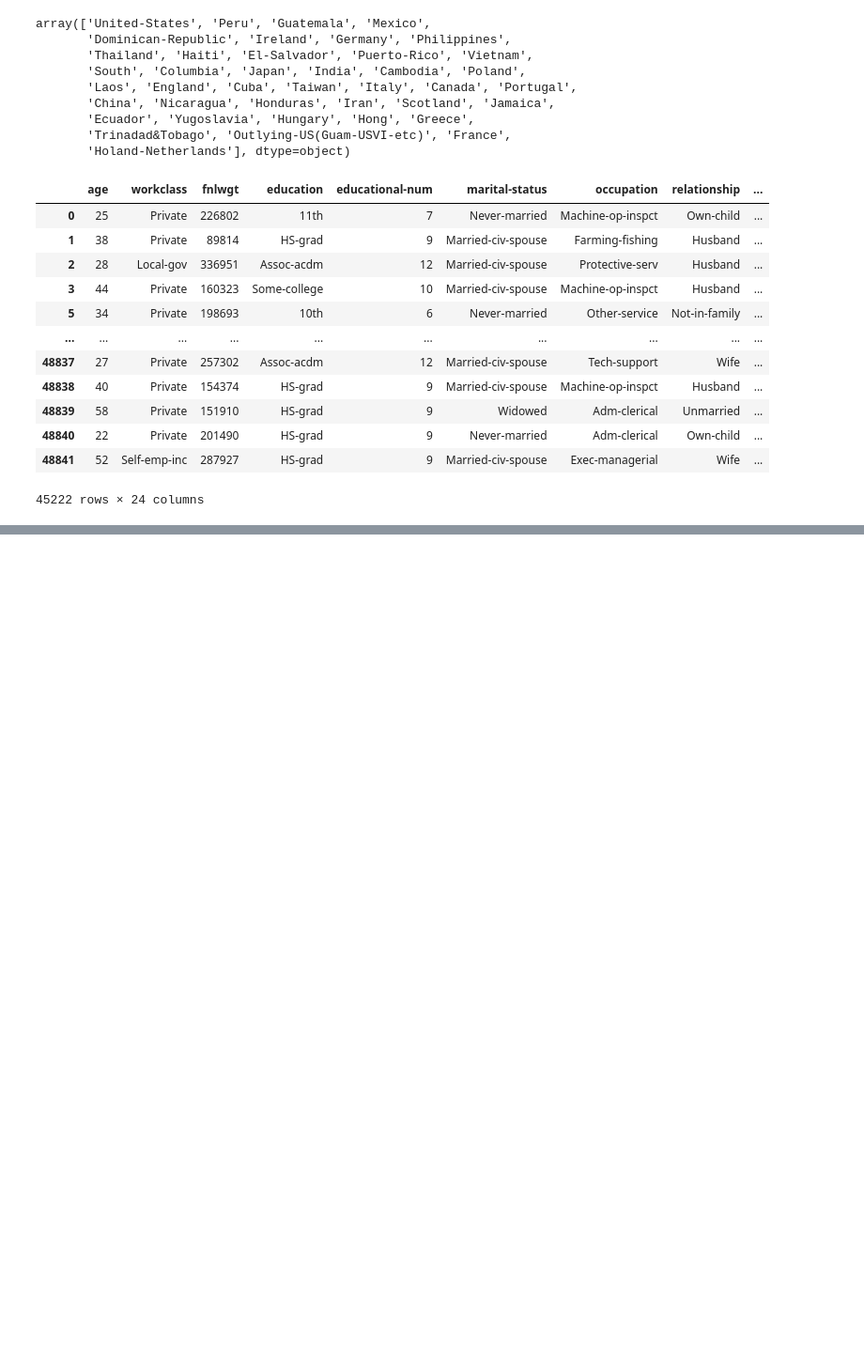
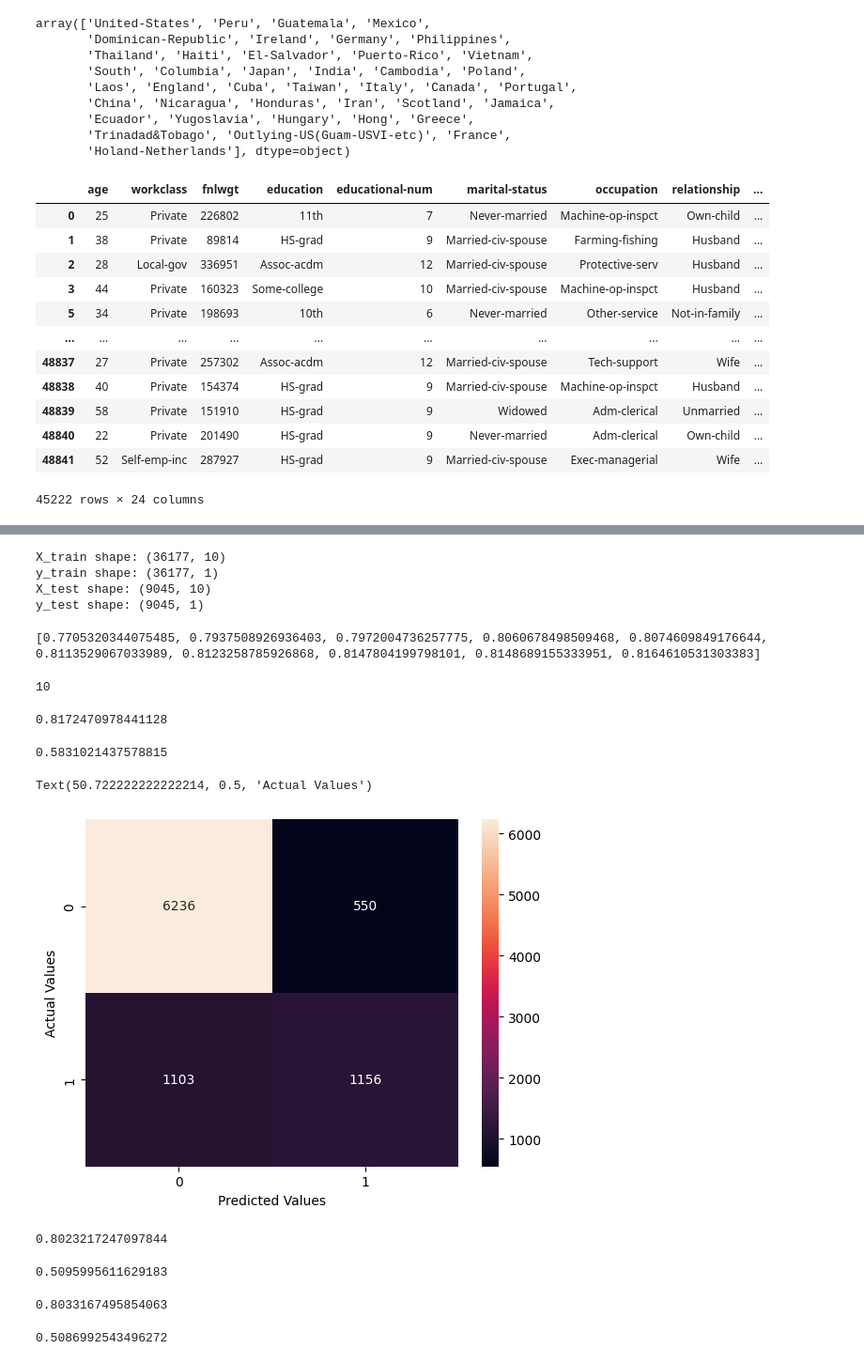
Before and after one commit to yldrmgaye/sislab-final, a Jupyter notebook: main.ipynb, the cells around one changed output, grey strips where cells are left out. Shown at 94% size. Drawn from its saved outputs; the diff is of its cells as text; code cells hidden in the pictures; blank space fills up the shorter version.

Commit message:
model evaluatıon

```diff
--- a/main.ipynb
+++ b/main.ipynb
@@ -290,0 +276,23 @@ Index(['age', 'workclass', 'fnlwgt', 'education', 'educational-num',
+# %%
+X=df[['age','workclass_LabelEncoded','fnlwgt','educational-num','marital-status_LabelEncoded','occupation_LabelEncoded','relationship_LabelEncoded','race_LabelEncoded','gender_LabelEncoded','native-country_LabelEncoded']]
+
+y=df[['income_LabelEncoded']]
+# %%
+#Normalizasyon
+from sklearn import preprocessing
+
+X = preprocessing.StandardScaler().fit(X).transform(X.astype(float))
+# %%
+#train ve test setleri
+from sklearn.model_selection import train_test_split
+
+X_train, X_test, y_train, y_test = train_test_split(X, y, test_size=0.2, random_state=40)
+print("X_train shape:", X_train.shape)
+print("y_train shape:", y_train.shape)
+print("X_test shape:", X_test.shape)
+print("y_test shape:", y_test.shape)
+# %% [output]
+X_train shape: (36177, 10)
+y_train shape: (36177, 1)
+X_test shape: (9045, 10)
+y_test shape: (9045, 1)
@@ -290,0 +313,32 @@ Index(['age', 'workclass', 'fnlwgt', 'education', 'educational-num',
+# %%
+print(mean_scores)
+k = k_values[np.argmax(mean_scores)]
+k
+# %% [output]
+[0.7705320344075485, 0.7937508926936403, 0.7972004736257775, 0.8060678498509468, 0.8074609849176644, 0.8113529067033989, 0.8123258785926868, 0.8147804199798101, 0.8148689155333951, 0.8164610531303383]
+10
+# %%
+mdl=KNeighborsClassifier(n_neighbors=10).fit(X_train, y_train)
+y_pred = mdl.predict(X_test)
+# %%
+#Confusion Matrix
+from sklearn.metrics import accuracy_score
+accuracy = accuracy_score(y_test, y_pred)
+accuracy
+# %% [output]
+0.8172470978441128
+# %%
+from sklearn.metrics import f1_score
+f1_score(y_test, y_pred)
+# %% [output]
+0.5831021437578815
+# %%
+#matrisgörsel
+from sklearn.metrics import confusion_matrix
+mdl = confusion_matrix(y_test, y_pred)
+sns.heatmap(mdl, annot=True, fmt=".0f")
+plt.xlabel('Predicted Values')
+plt.ylabel('Actual Values')
+# %% [output]
+Text(50.722222222222214, 0.5, 'Actual Values')
+[figure, added]
@@ -290,0 +352,8 @@ Index(['age', 'workclass', 'fnlwgt', 'education', 'educational-num',
+# %%
+accuracy_score(y_pred1,y_test)
+# %% [output]
+0.8023217247097844
+# %%
+f1_score(y_test,y_pred1)
+# %% [output]
+0.5095995611629183
@@ -290,0 +364,8 @@ Index(['age', 'workclass', 'fnlwgt', 'education', 'educational-num',
+# %%
+accuracy_score(y_pred2,y_test)
+# %% [output]
+0.8033167495854063
+# %%
+f1_score(y_test,y_pred2)
+# %% [output]
+0.5086992543496272
```
Also changed, not shown: parts of 10 cells of this notebook.
